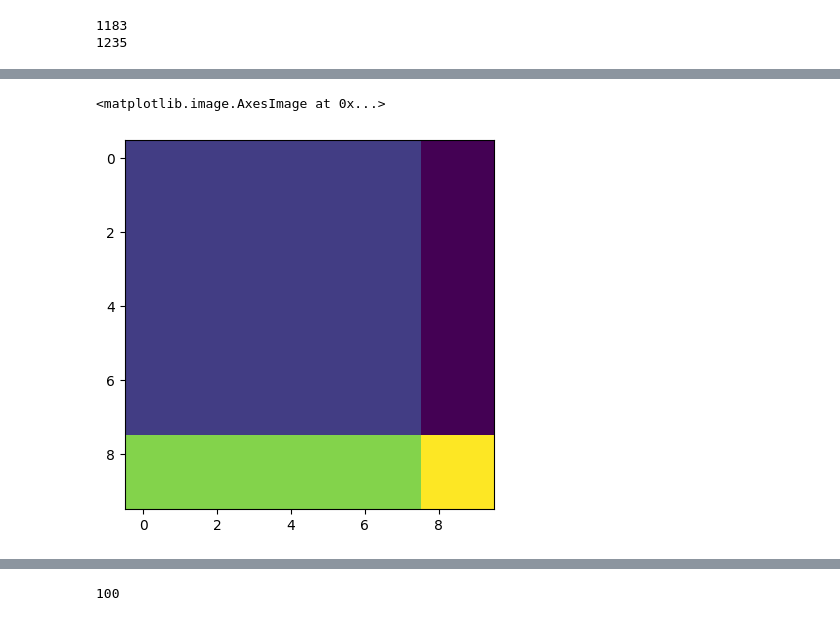
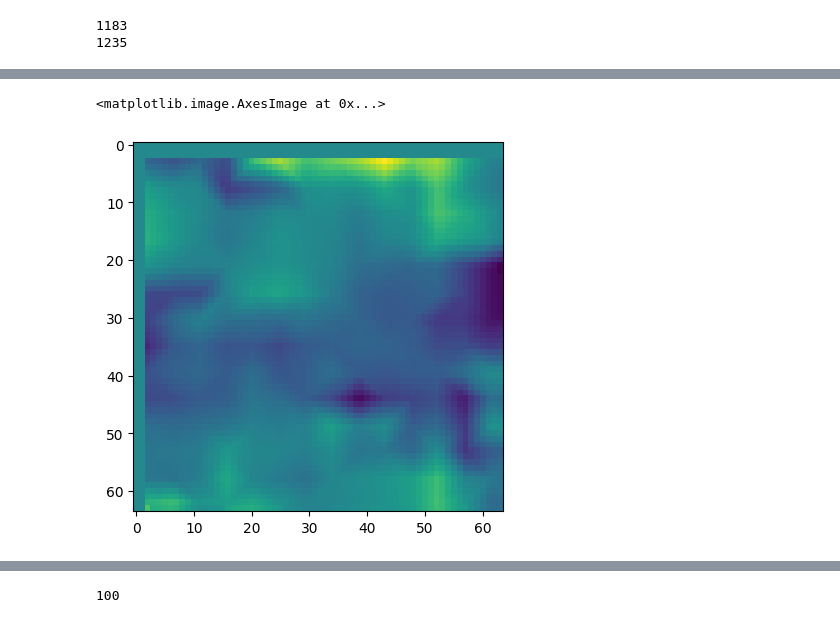
Before and after one commit to tpfffr/neon_blink_detection, a Jupyter notebook: notebooks/data_augmentation.ipynb, the cells around one changed output, grey strips where cells are left out. Saved outputs shown, nothing was run; the diff lists cells and outputs as text; code cells hidden in the pictures.

```diff
--- a/notebooks/data_augmentation.ipynb
+++ b/notebooks/data_augmentation.ipynb
@@ -136,3 +131,8 @@ a.shape
+# %%
+plt.imshow()
+# %% [output]
+<matplotlib.image.AxesImage at 0x...>
+[figure, added]
 # %%
 %matplotlib inline
 from matplotlib import pyplot as plt
@@ -177,8 +177,3 @@ anim = animation.FuncAnimation(fig, animate, init_func=init, frames=video.shape[
 HTML(anim.to_html5_video())
 # %% [output]
 [interactive output not drawn]
-# %%
-plt.imshow(zz[0:10, 0:10, 0])
-# %% [output]
-<matplotlib.image.AxesImage at 0x...>
-[figure, removed]
```
Also changed, not shown: parts of 20 cells of this notebook, 4 other files.
